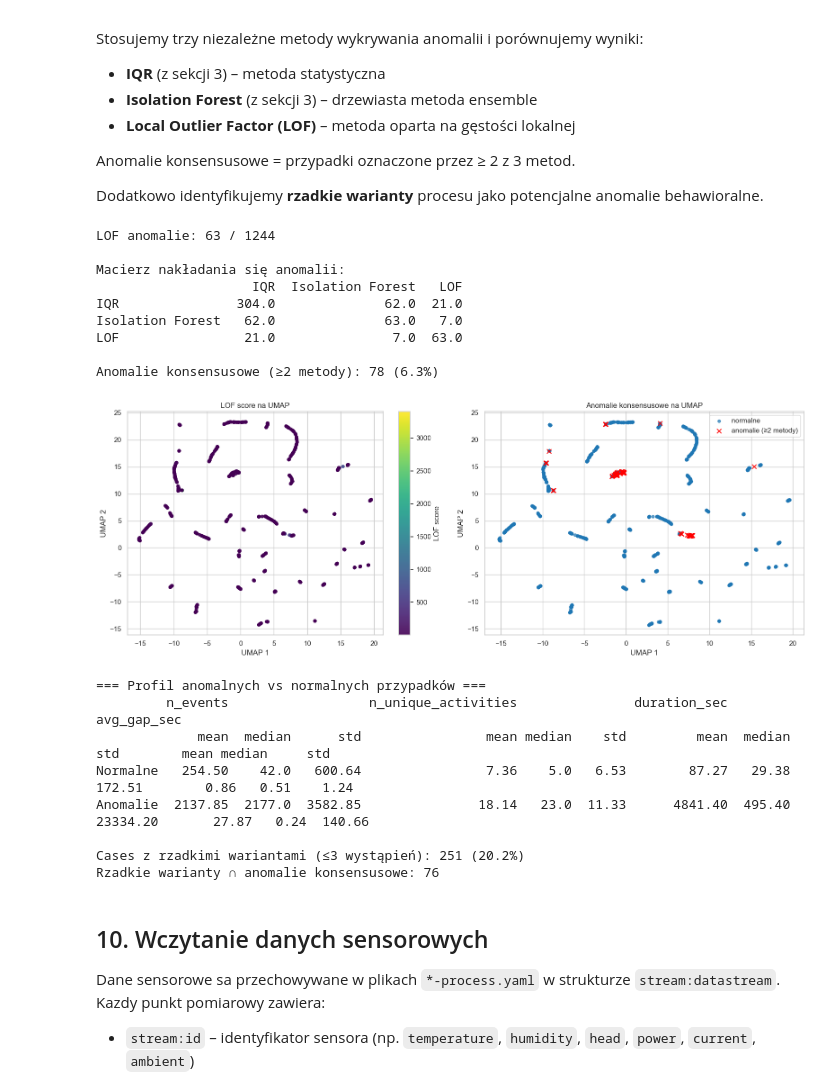
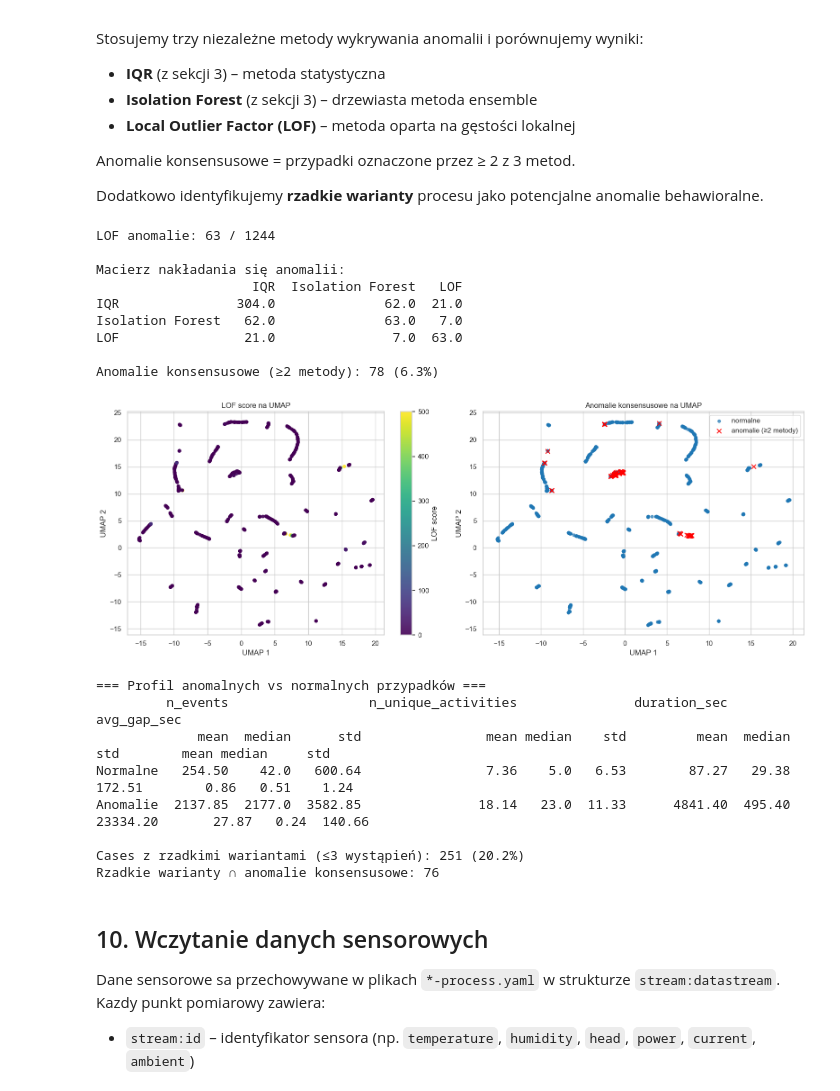
Before and after one commit to midusza04/MAPB, a Jupyter notebook: milestone2_cotton_candy.ipynb, the cells around one changed output. Saved outputs shown, nothing was run; the diff lists cells and outputs as text; code cells hidden in the pictures.

```diff
--- a/milestone2_cotton_candy.ipynb
+++ b/milestone2_cotton_candy.ipynb
@@ -924,7 +924,7 @@ fig, axes = plt.subplots(1, 2, figsize=(16, 6))
 
 # LOF score
 sc = axes[0].scatter(X_umap[:, 0], X_umap[:, 1],
-                     c=lof_scores, cmap="viridis", alpha=0.9, s=20)
+                     c=lof_scores, cmap="viridis", vmin=0, vmax=500, alpha=0.9, s=20)
 plt.colorbar(sc, ax=axes[0], label="LOF score")
 axes[0].set_title("LOF score na UMAP")
 axes[0].set_xlabel("UMAP 1")
@@ -949,34 +949,34 @@ plt.show()
 print("\n=== Profil anomalnych vs normalnych przypadków ===")
 comparison = case_stats.groupby("anomaly_consensus")[
     ["n_events", "n_unique_activities", "duration_sec", "avg_gap_sec"]
 ].agg(["mean", "median", "std"])
 comparison.index = ["Normalne", "Anomalie"]
 print(comparison.round(2))
 
 # Rzadkie warianty jako anomalie behawioralne
 variant_freq_map = case_variants.map(variant_counts)
 case_stats["variant_freq"] = variant_freq_map.reindex(case_stats["case_id"]).values
 
 rare_threshold = 3
 case_stats["rare_variant"] = case_stats["variant_freq"] <= rare_threshold
 n_rare = case_stats["rare_variant"].sum()
 print(f"\nCases z rzadkimi wariantami (≤{rare_threshold} wystąpień): "
       f"{n_rare} ({n_rare/len(case_stats)*100:.1f}%)")
 
 # Czy rzadkie warianty pokrywają się z anomaliami?
 rare_and_anomaly = (case_stats["rare_variant"] & case_stats["anomaly_consensus"]).sum()
 print(f"Rzadkie warianty ∩ anomalie konsensusowe: {rare_and_anomaly}")
 # %% [output]
 LOF anomalie: 63 / 1244
 
 Macierz nakładania się anomalii:
                     IQR  Isolation Forest   LOF
 IQR               304.0              62.0  21.0
 Isolation Forest   62.0              63.0   7.0
 LOF                21.0               7.0  63.0
 
 Anomalie konsensusowe (≥2 metody): 78 (6.3%)
-[figure, old version]
+[figure, new version]
 === Profil anomalnych vs normalnych przypadków ===
          n_events                  n_unique_activities               duration_sec                   avg_gap_sec
              mean  median      std                mean median    std         mean  median       std        mean median     std
```
Also changed, not shown: parts of 7 cells of this notebook, 18 other files.
